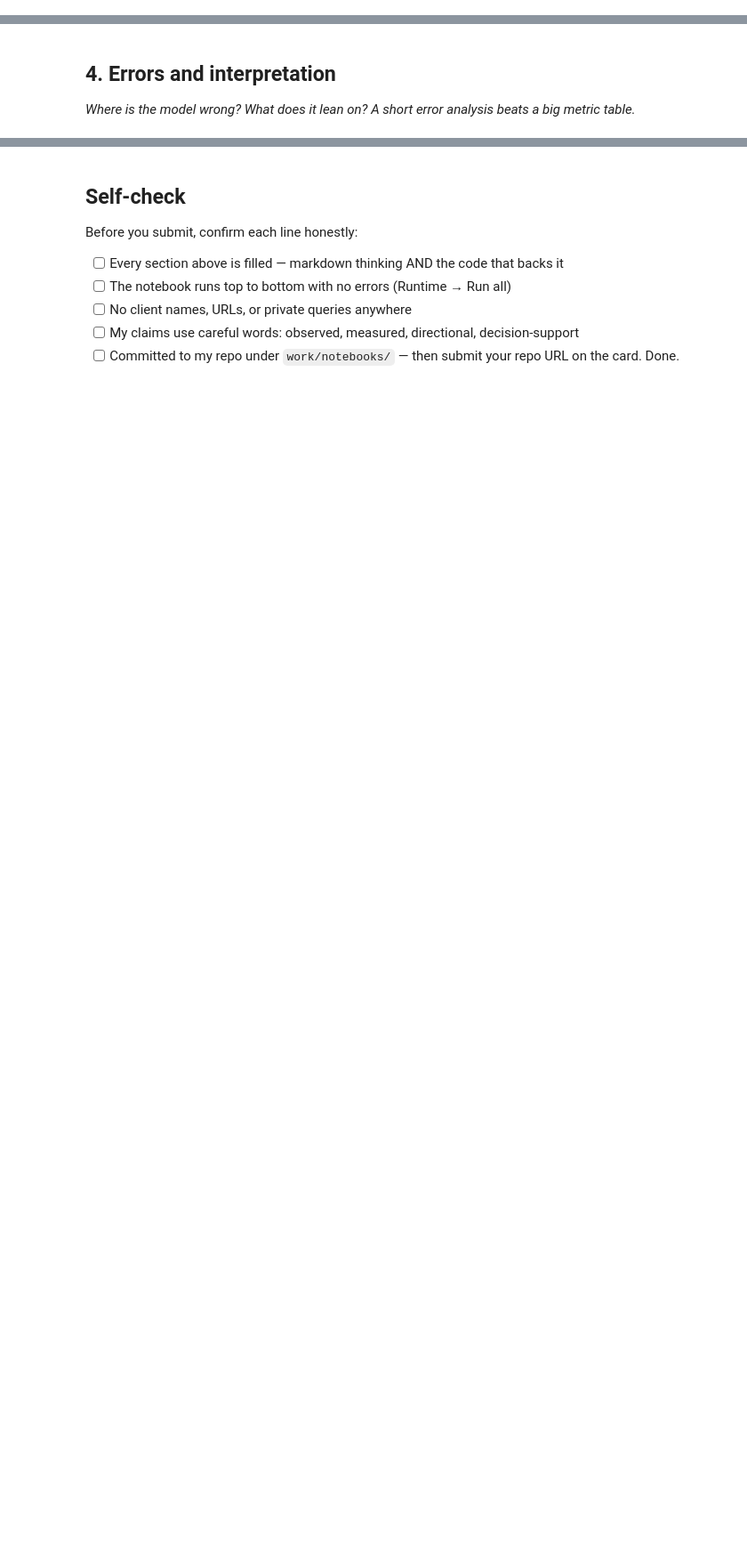
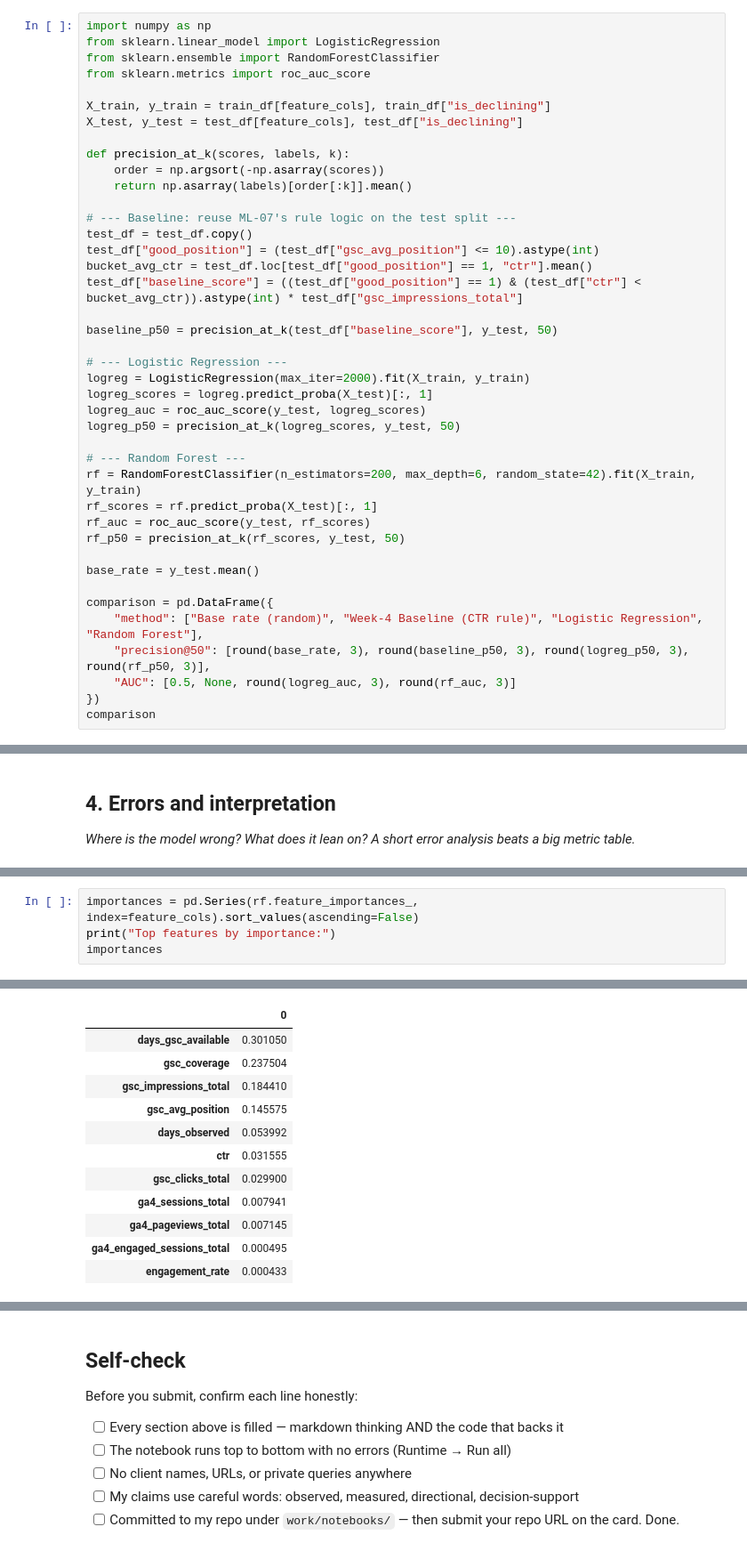
Before and after one commit to maryam12arshad17/flyrank-internship-ml, a Jupyter notebook: work/notebooks/w05_model.ipynb, the cells around one changed output, grey strips where cells are left out. Shown at 89% size. Drawn from its saved outputs; the diff is of its cells as text; blank space fills up the shorter version.

```diff
--- a/work/notebooks/w05_model.ipynb
+++ b/work/notebooks/w05_model.ipynb
@@ -29,0 +129,41 @@ This skeleton is yours to fill. Work the sections **in order** — each one has
+# %%
+import numpy as np
+from sklearn.linear_model import LogisticRegression
+from sklearn.ensemble import RandomForestClassifier
+from sklearn.metrics import roc_auc_score
+
+X_train, y_train = train_df[feature_cols], train_df["is_declining"]
+X_test, y_test = test_df[feature_cols], test_df["is_declining"]
+
+def precision_at_k(scores, labels, k):
+    order = np.argsort(-np.asarray(scores))
+    return np.asarray(labels)[order[:k]].mean()
+
+# --- Baseline: reuse ML-07's rule logic on the test split ---
+test_df = test_df.copy()
+test_df["good_position"] = (test_df["gsc_avg_position"] <= 10).astype(int)
+bucket_avg_ctr = test_df.loc[test_df["good_position"] == 1, "ctr"].mean()
+test_df["baseline_score"] = ((test_df["good_position"] == 1) & (test_df["ctr"] < bucket_avg_ctr)).astype(int) * test_df["gsc_impressions_total"]
+
+baseline_p50 = precision_at_k(test_df["baseline_score"], y_test, 50)
+
+# --- Logistic Regression ---
+logreg = LogisticRegression(max_iter=2000).fit(X_train, y_train)
+logreg_scores = logreg.predict_proba(X_test)[:, 1]
+logreg_auc = roc_auc_score(y_test, logreg_scores)
+logreg_p50 = precision_at_k(logreg_scores, y_test, 50)
+
+# --- Random Forest ---
+rf = RandomForestClassifier(n_estimators=200, max_depth=6, random_state=42).fit(X_train, y_train)
+rf_scores = rf.predict_proba(X_test)[:, 1]
+rf_auc = roc_auc_score(y_test, rf_scores)
+rf_p50 = precision_at_k(rf_scores, y_test, 50)
+
+base_rate = y_test.mean()
+
+comparison = pd.DataFrame({
+    "method": ["Base rate (random)", "Week-4 Baseline (CTR rule)", "Logistic Regression", "Random Forest"],
+    "precision@50": [round(base_rate, 3), round(baseline_p50, 3), round(logreg_p50, 3), round(rf_p50, 3)],
+    "AUC": [0.5, None, round(logreg_auc, 3), round(rf_auc, 3)]
+})
+comparison
@@ -36,0 +199,5 @@ This skeleton is yours to fill. Work the sections **in order** — each one has
+# %%
+importances = pd.Series(rf.feature_importances_, index=feature_cols).sort_values(ascending=False)
+print("Top features by importance:")
+importances
+# %% [output]
@@ -36,0 +205,12 @@ This skeleton is yours to fill. Work the sections **in order** — each one has
+|  | 0 |
+| days_gsc_available | 0.301050 |
+| gsc_coverage | 0.237504 |
+| gsc_impressions_total | 0.184410 |
+| gsc_avg_position | 0.145575 |
+| days_observed | 0.053992 |
+| ctr | 0.031555 |
+| gsc_clicks_total | 0.029900 |
+| ga4_sessions_total | 0.007941 |
+| ga4_pageviews_total | 0.007145 |
+| ga4_engaged_sessions_total | 0.000495 |
+| engagement_rate | 0.000433 |
```
Also changed, not shown: parts of 17 cells of this notebook.
